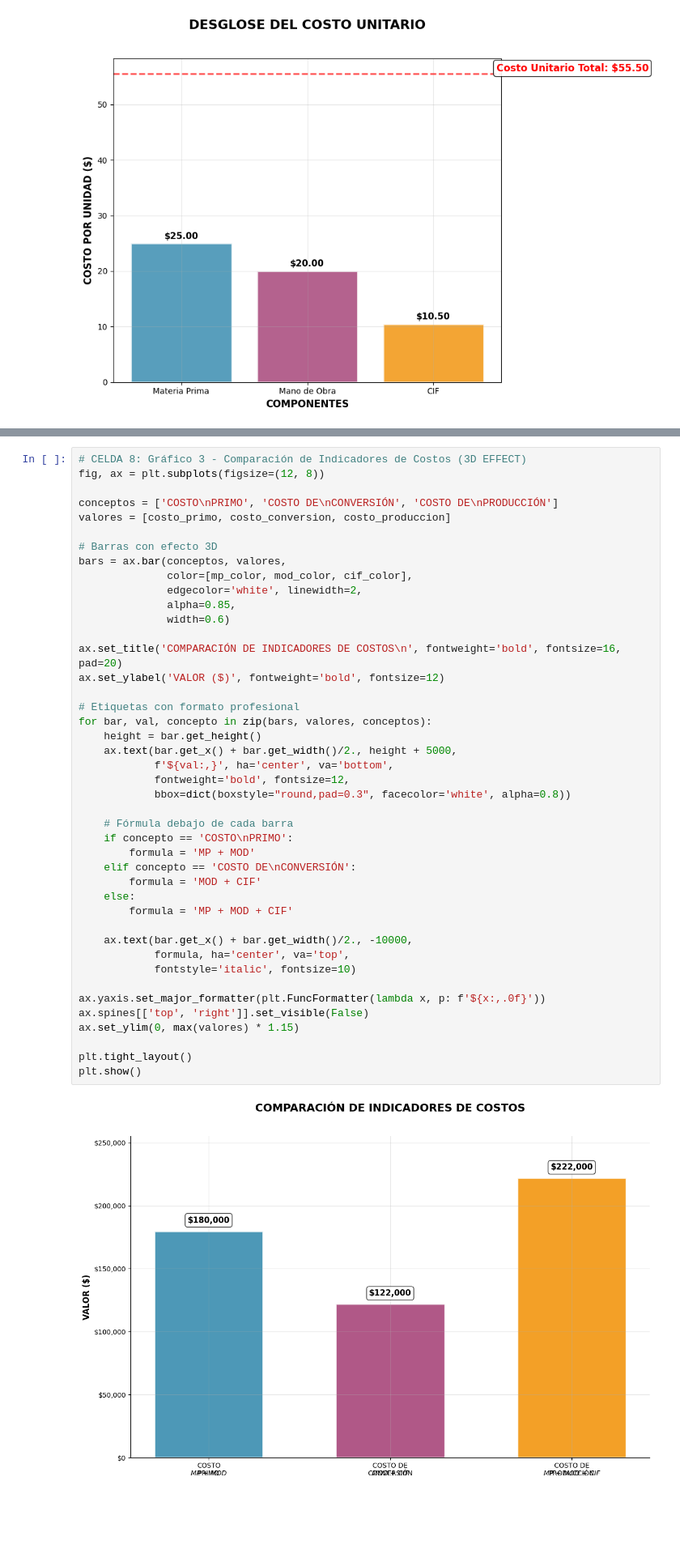
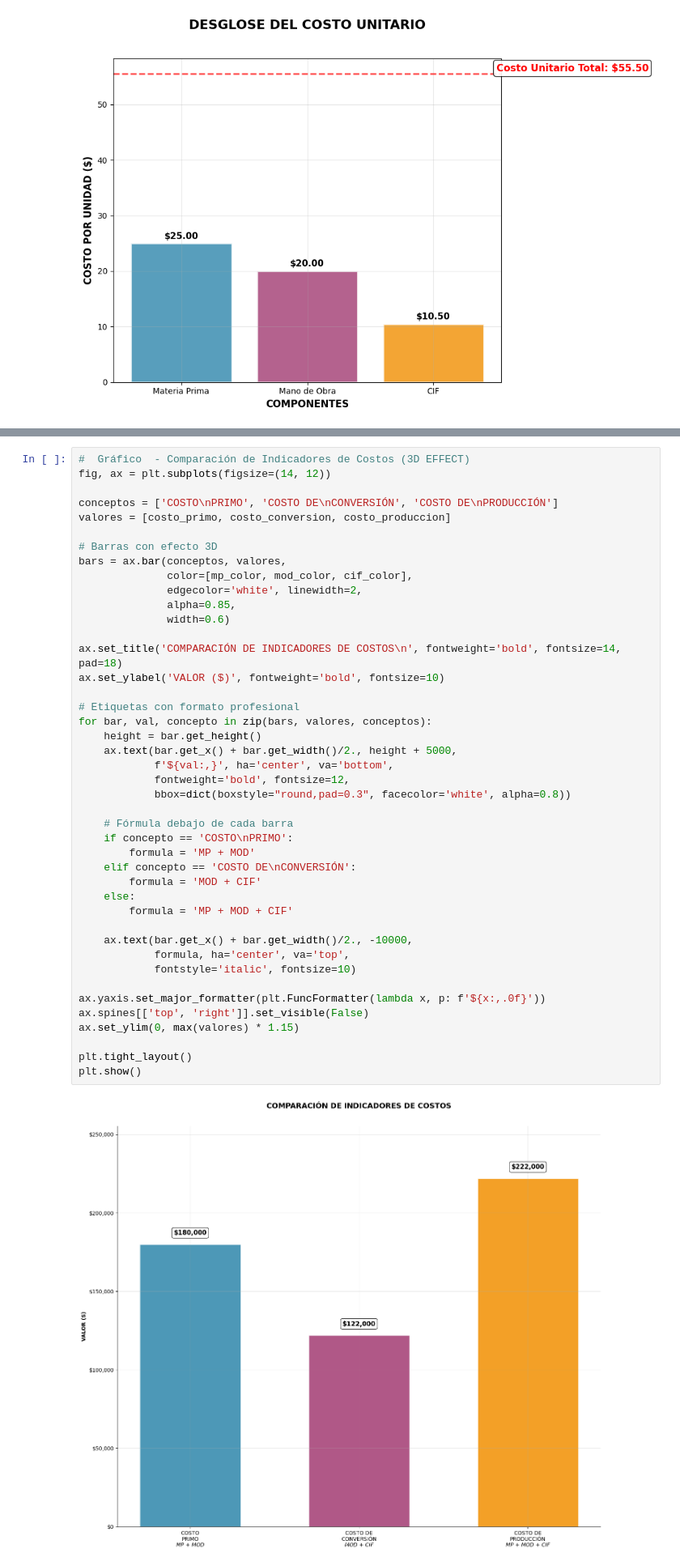
Before and after one commit to licette32/calculo-costos-rendimientos-2025, a Jupyter notebook: Parte-B/4B-costos.ipynb, the cells around one changed output, grey strips where cells are left out. Shown: that part at 81% size. Drawn from its saved outputs; the diff is of its cells as text; blank space fills up the shorter version.

```diff
--- a/Parte-B/4B-costos.ipynb
+++ b/Parte-B/4B-costos.ipynb
@@ -303,6 +311,6 @@ print(f"\n⚠️  Gastos de Administración: ${gastos_adm:>,.2f} (no incluidos e
 # %%
-# CELDA 8: Gráfico 3 - Comparación de Indicadores de Costos (3D EFFECT)
-fig, ax = plt.subplots(figsize=(12, 8))
+#  Gráfico  - Comparación de Indicadores de Costos (3D EFFECT)
+fig, ax = plt.subplots(figsize=(14, 12))
 
 conceptos = ['COSTO\nPRIMO', 'COSTO DE\nCONVERSIÓN', 'COSTO DE\nPRODUCCIÓN']
 valores = [costo_primo, costo_conversion, costo_produccion]
@@ -314,34 +322,34 @@ bars = ax.bar(conceptos, valores,
               alpha=0.85,
               width=0.6)
 
-ax.set_title('COMPARACIÓN DE INDICADORES DE COSTOS\n', fontweight='bold', fontsize=16, pad=20)
-ax.set_ylabel('VALOR ($)', fontweight='bold', fontsize=12)
+ax.set_title('COMPARACIÓN DE INDICADORES DE COSTOS\n', fontweight='bold', fontsize=14, pad=18)
+ax.set_ylabel('VALOR ($)', fontweight='bold', fontsize=10)
 
 # Etiquetas con formato profesional
 for bar, val, concepto in zip(bars, valores, conceptos):
     height = bar.get_height()
     ax.text(bar.get_x() + bar.get_width()/2., height + 5000,
             f'${val:,}', ha='center', va='bottom',
             fontweight='bold', fontsize=12,
             bbox=dict(boxstyle="round,pad=0.3", facecolor='white', alpha=0.8))
 
     # Fórmula debajo de cada barra
     if concepto == 'COSTO\nPRIMO':
         formula = 'MP + MOD'
     elif concepto == 'COSTO DE\nCONVERSIÓN':
         formula = 'MOD + CIF'
     else:
         formula = 'MP + MOD + CIF'
 
     ax.text(bar.get_x() + bar.get_width()/2., -10000,
             formula, ha='center', va='top',
             fontstyle='italic', fontsize=10)
 
 ax.yaxis.set_major_formatter(plt.FuncFormatter(lambda x, p: f'${x:,.0f}'))
 ax.spines[['top', 'right']].set_visible(False)
 ax.set_ylim(0, max(valores) * 1.15)
 
 plt.tight_layout()
 plt.show()
 # %% [output]
-[figure, old version]
+[figure, new version]
```
Also changed, not shown: parts of 7 cells of this notebook, 2 other files.
